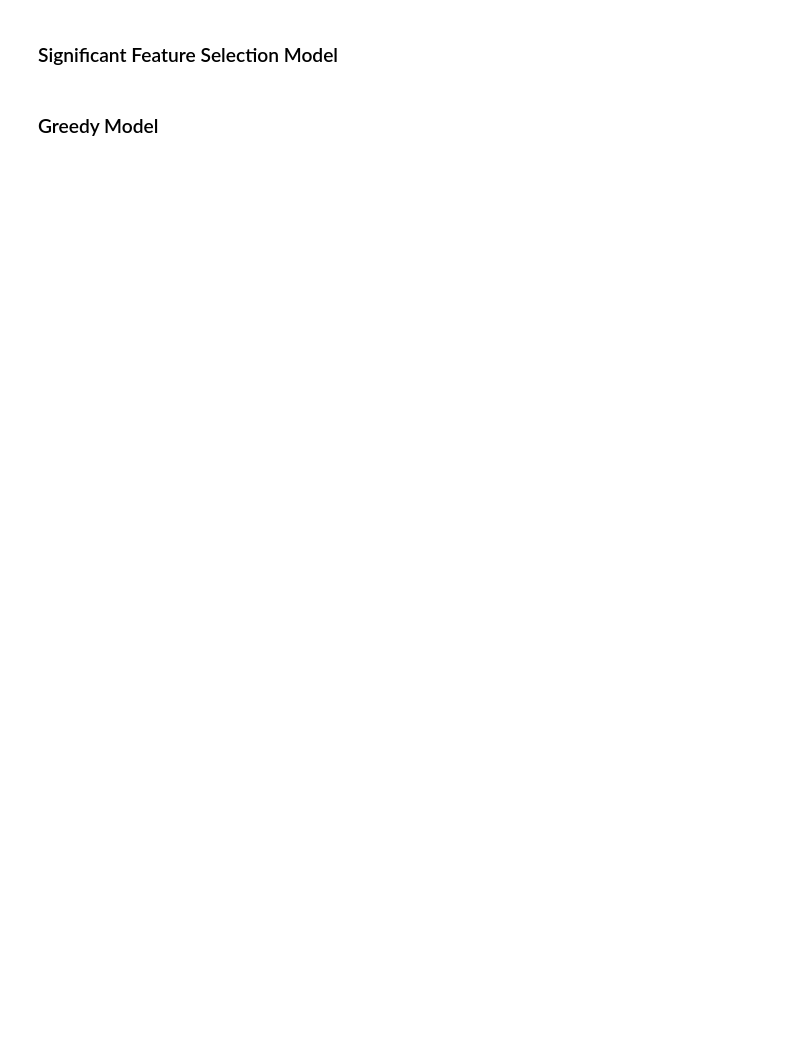
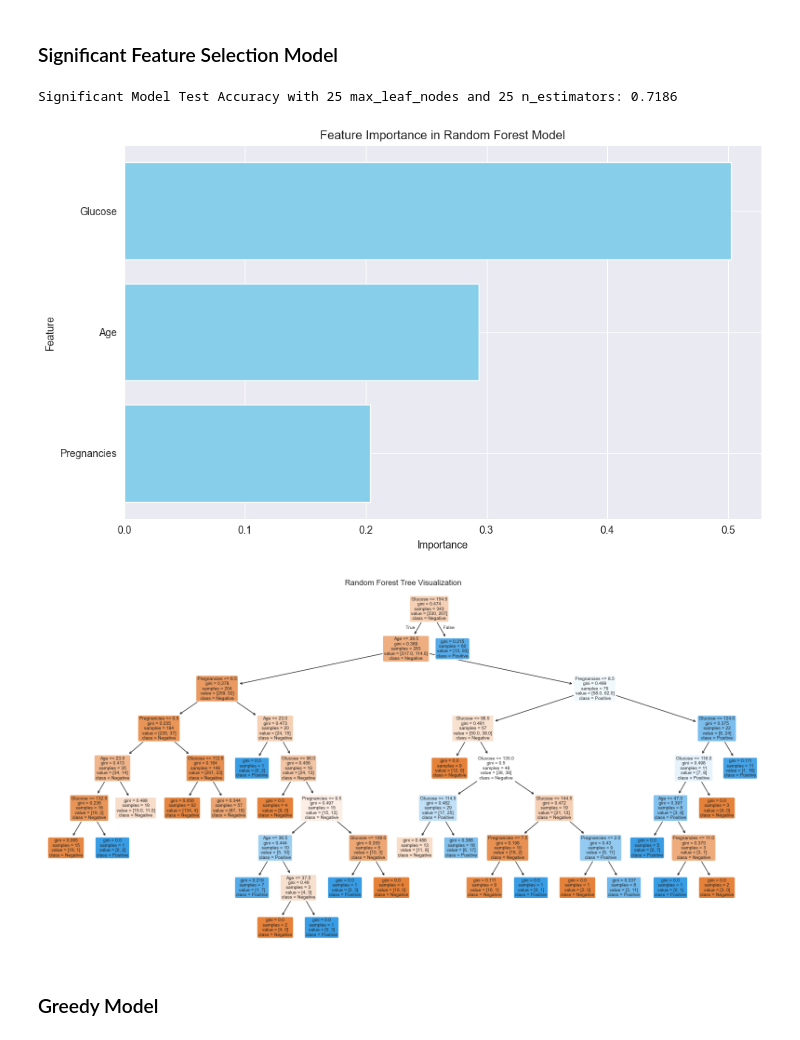
Before and after one commit to grudzinskio/DiabetesPrediction, a Jupyter notebook: FinalNotebook.ipynb, the cells around one changed output. Cells and saved outputs as stored; diff of their text form; code cells hidden in the pictures; blank space fills up the shorter version.

```diff
--- a/FinalNotebook.ipynb
+++ b/FinalNotebook.ipynb
@@ -477,16 +478,20 @@ visualize_forest(rf_model, features)
 # %%
 X = df[significant_variables]
 y = df["Outcome"]
 X_train, X_test, y_train, y_test = train_test_split(X, y, test_size=0.3, random_state=42, stratify=y)
-significant_model = RandomForestClassifier(random_state=42, n_estimators=optimal_n_estimators, max_leaf_nodes=30)
+significant_model = RandomForestClassifier(random_state=42, n_estimators=optimal_n_estimators, max_leaf_nodes=max_leaf_nodes)
 significant_model.fit(X_train, y_train)
 
 y_test_pred = significant_model.predict(X_test)
 test_accuracy = accuracy_score(y_test, y_test_pred)
-print(f"\nTest Accuracy with {optimal_n_estimators} estimators: {test_accuracy:.4f}")
+print(f"\nSignificant Model Test Accuracy with {max_leaf_nodes} max_leaf_nodes and {optimal_n_estimators} n_estimators: {test_accuracy:.4f}")
 
 # Feature importance visualization
 visualize_forest(significant_model, significant_variables)
+# %% [output]
+Significant Model Test Accuracy with 25 max_leaf_nodes and 25 n_estimators: 0.7186
+[figure, added]
+[figure, added]
 # %% [markdown]
 ### Greedy Model
 # %%
```
Also changed, not shown: parts of 6 cells of this notebook.
